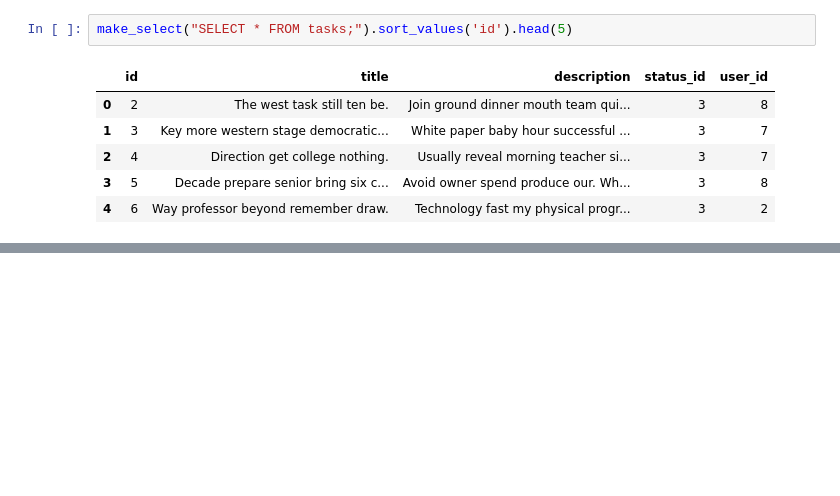
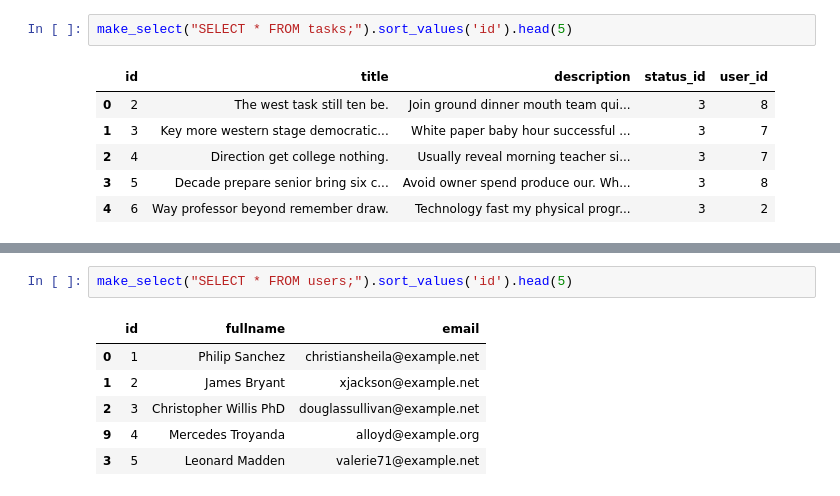
Before and after one commit to Familenko/goit-cs-hw-03, a Jupyter notebook: task_1/main.ipynb, the cells around one changed output, grey strips where cells are left out. Cells and saved outputs as stored; diff of their text form; blank space fills up the shorter version.

```diff
--- a/task_1/main.ipynb
+++ b/task_1/main.ipynb
@@ -243,0 +261,9 @@ make_select("SELECT * FROM tasks;").sort_values('id').head(5)
+# %%
+make_select("SELECT * FROM users;").sort_values('id').head(5)
+# %% [output]
+|  | id | fullname | email |
+| 0 | 1 | Philip Sanchez | christiansheila@example.net |
+| 1 | 2 | James Bryant | xjackson@example.net |
+| 2 | 3 | Christopher Willis PhD | douglassullivan@example.net |
+| 9 | 4 | Mercedes Troyanda | alloyd@example.org |
+| 3 | 5 | Leonard Madden | valerie71@example.net |
```
Also changed, not shown: parts of 16 cells of this notebook.
